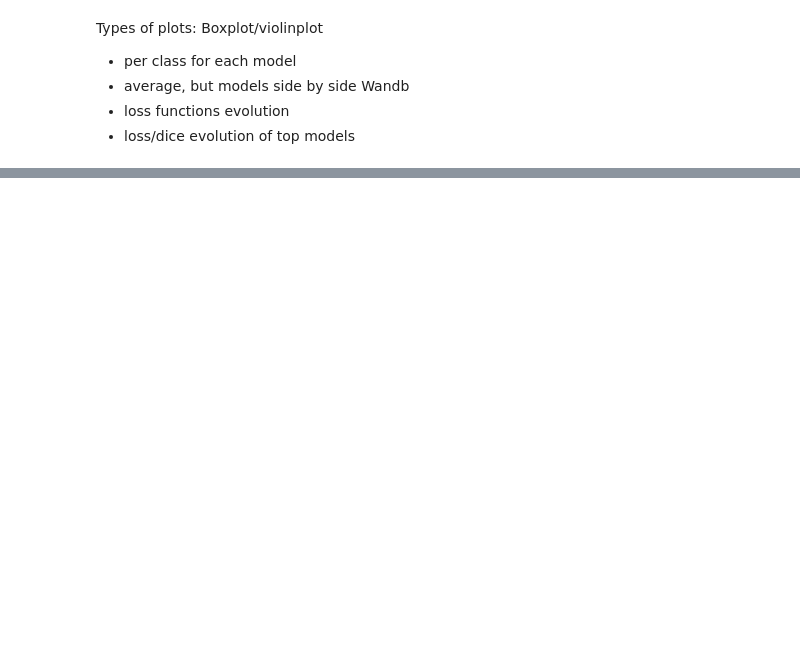
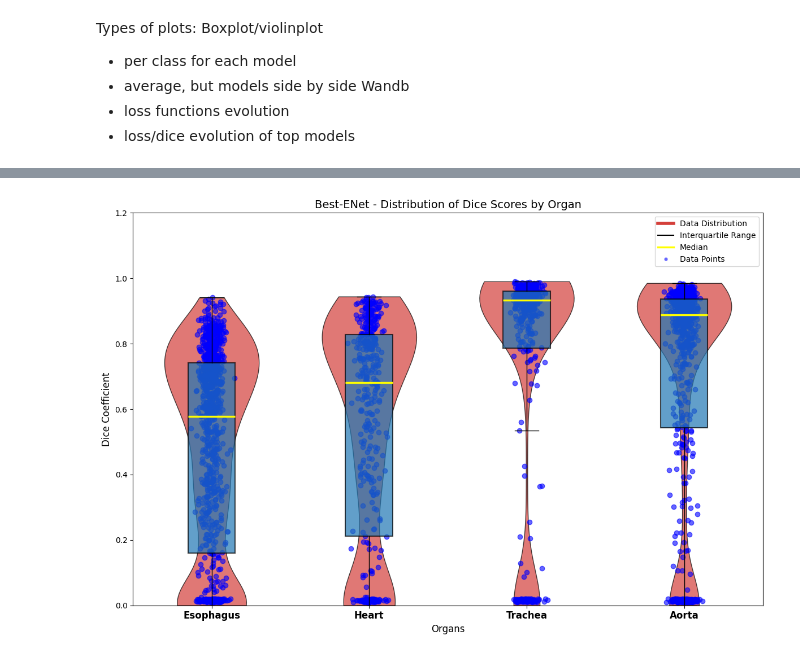
Before and after one commit to prundeanualin/ai4mi_project, a Jupyter notebook: plot.ipynb, the cells around one changed output, grey strips where cells are left out. Saved outputs shown, nothing was run; the diff lists cells and outputs as text; code cells hidden in the pictures; blank space fills up the shorter version.

```diff
--- a/plot.ipynb
+++ b/plot.ipynb
@@ -96,0 +208,5 @@ plt.show()
+# %%
+# Plot for Best-ENet
+plot_dice_violin(best_enet_path, best_enet_name)
+# %% [output]
+[figure, added]
```
Also changed, not shown: parts of 11 cells of this notebook.
